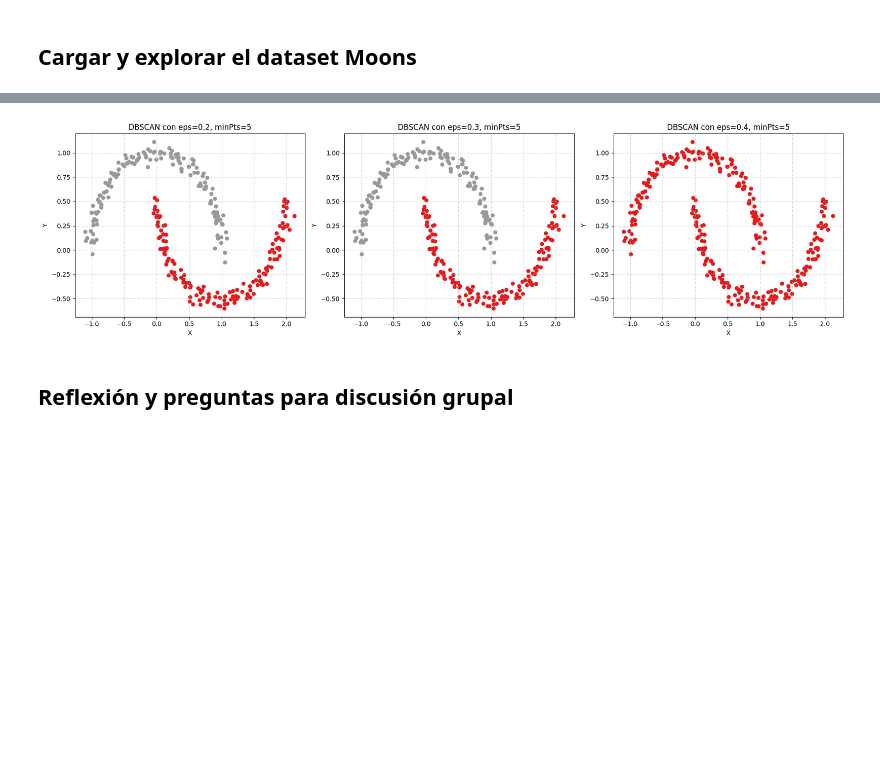
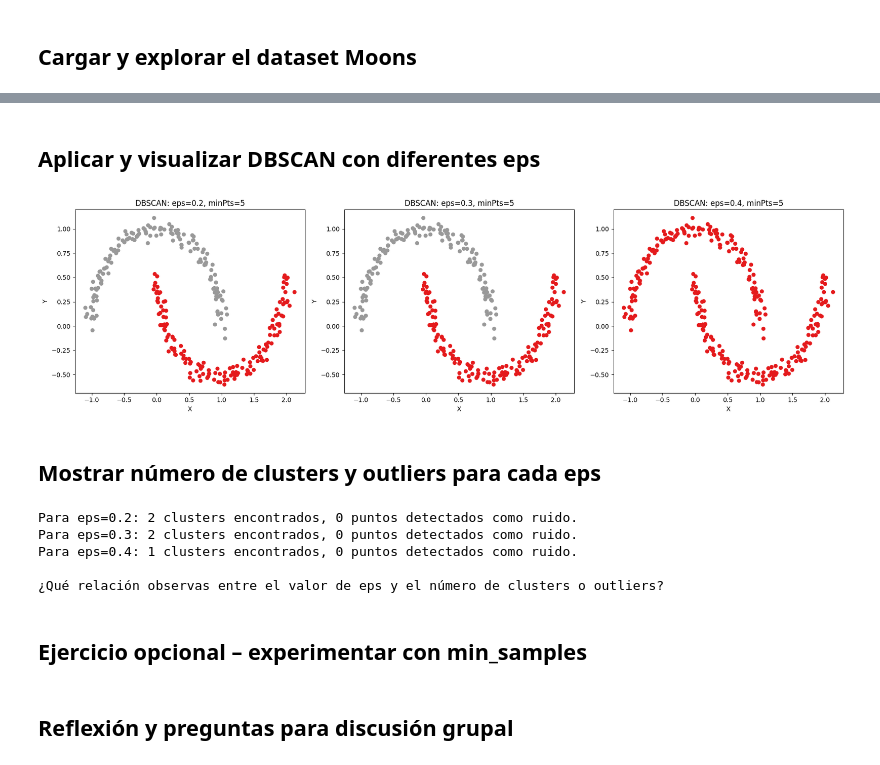
Before and after one commit to dtoralg/TheValley_MDS, a Jupyter notebook: [02] - Analisis_Cluster/[01] - Notebooks/E3_DBSCAN_MOONS.ipynb, the cells around one changed output, grey strips where cells are left out. Drawn from its saved outputs; the diff is of its cells as text; code cells hidden in the pictures; blank space fills up the shorter version.

```diff
--- a/[02] - Analisis_Cluster/[01] - Notebooks/E3_DBSCAN_MOONS.ipynb
+++ b/[02] - Analisis_Cluster/[01] - Notebooks/E3_DBSCAN_MOONS.ipynb
@@ -57,22 +73,43 @@ plt.show()
+# %% [markdown]
+## Aplicar y visualizar DBSCAN con diferentes eps
 # %%
-# Puedes probar diferentes valores de eps y min_samples para ver el efecto
 eps_values = [0.2, 0.3, 0.4]
 min_samples = 5
 
 plt.figure(figsize=(18, 5))
 
 for i, eps in enumerate(eps_values, 1):
     dbscan = DBSCAN(eps=eps, min_samples=min_samples)
     labels = dbscan.fit_predict(X)
 
     plt.subplot(1, 3, i)
     plt.scatter(X[:, 0], X[:, 1], c=labels, cmap='Set1', s=30)
-    plt.title(f'DBSCAN con eps={eps}, minPts={min_samples}')
+    plt.title(f'DBSCAN: eps={eps}, minPts={min_samples}')
     plt.xlabel('X')
     plt.ylabel('Y')
-    plt.grid(True, linestyle=':')
 
 plt.tight_layout()
 plt.show()
 # %% [output]
-[figure, old version]
+[figure, new version]
+# %% [markdown]
+## Mostrar número de clusters y outliers para cada eps
+# %%
+for eps in eps_values:
+    dbscan = DBSCAN(eps=eps, min_samples=min_samples)
+    labels = dbscan.fit_predict(X)
+
+    n_clusters = len(set(labels)) - (1 if -1 in labels else 0)
+    n_noise = list(labels).count(-1)
+
+    print(f"Para eps={eps}: {n_clusters} clusters encontrados, {n_noise} puntos detectados como ruido.")
+
+print("\n¿Qué relación observas entre el valor de eps y el número de clusters o outliers?")
+# %% [output]
+Para eps=0.2: 2 clusters encontrados, 0 puntos detectados como ruido.
+Para eps=0.3: 2 clusters encontrados, 0 puntos detectados como ruido.
+Para eps=0.4: 1 clusters encontrados, 0 puntos detectados como ruido.
+
+¿Qué relación observas entre el valor de eps y el número de clusters o outliers?
+# %% [markdown]
+## Ejercicio opcional – experimentar con min_samples
```
Also changed, not shown: parts of 5 cells of this notebook.
